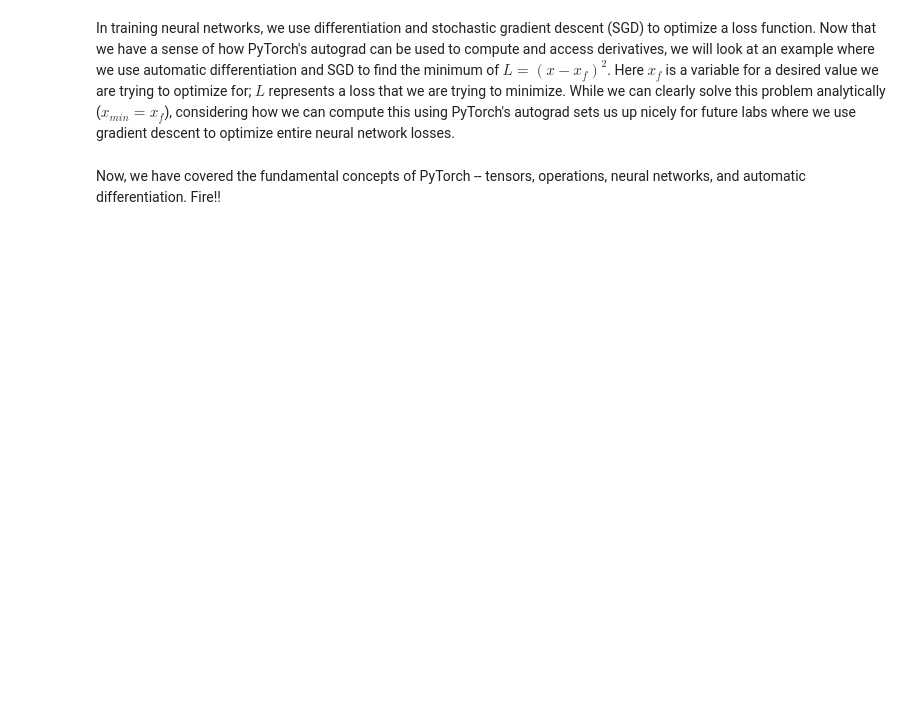
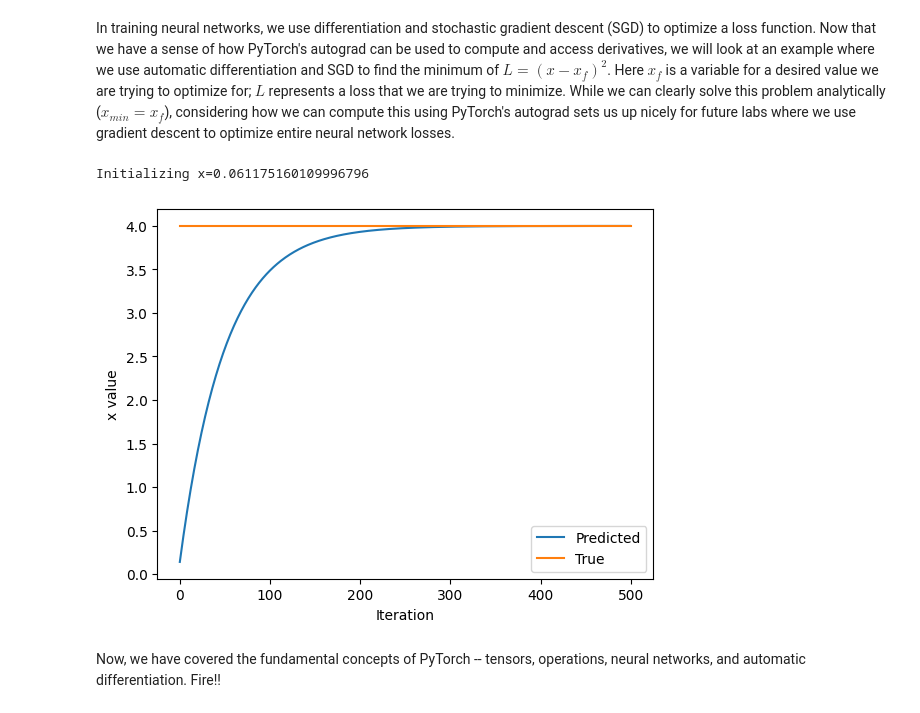
Before and after one commit to ZobiaShakil/DeepLearning-MIT, a Jupyter notebook: lab1/PT_Part1_Intro.ipynb, the cells around one changed output. Saved outputs shown, nothing was run; the diff lists cells and outputs as text; code cells hidden in the pictures; blank space fills up the shorter version.

```diff
--- a/lab1/PT_Part1_Intro.ipynb
+++ b/lab1/PT_Part1_Intro.ipynb
@@ -313,33 +347,36 @@ In training neural networks, we use differentiation and stochastic gradient desc
 x = torch.randn(1)
 print(f"Initializing x={x.item()}")
 
 learning_rate = 1e-2  # Learning rate
 history = []
 x_f = 4  # Target value
 
 
 # We will run gradient descent for a number of iterations. At each iteration, we compute the loss,
 #   compute the derivative of the loss with respect to x, and perform the update.
 for i in range(500):
     x = torch.tensor([x], requires_grad=True)
 
     # TODO: Compute the loss as the square of the difference between x and x_f
-    loss = # TODO
+    loss = (x - x_f) ** 2
 
     # Backpropagate through the loss to compute gradients
     loss.backward()
 
     # Update x with gradient descent
     x = x.item() - learning_rate * x.grad
 
     history.append(x.item())
 
 # Plot the evolution of x as we optimize toward x_f!
 plt.plot(history)
 plt.plot([0, 500], [x_f, x_f])
 plt.legend(('Predicted', 'True'))
 plt.xlabel('Iteration')
 plt.ylabel('x value')
 plt.show()
+# %% [output]
+Initializing x=0.061175160109996796
+[figure, added]
 # %% [markdown]
 Now, we have covered the fundamental concepts of PyTorch -- tensors, operations, neural networks, and automatic differentiation. Fire!!
```
Also changed, not shown: parts of 14 cells of this notebook.
